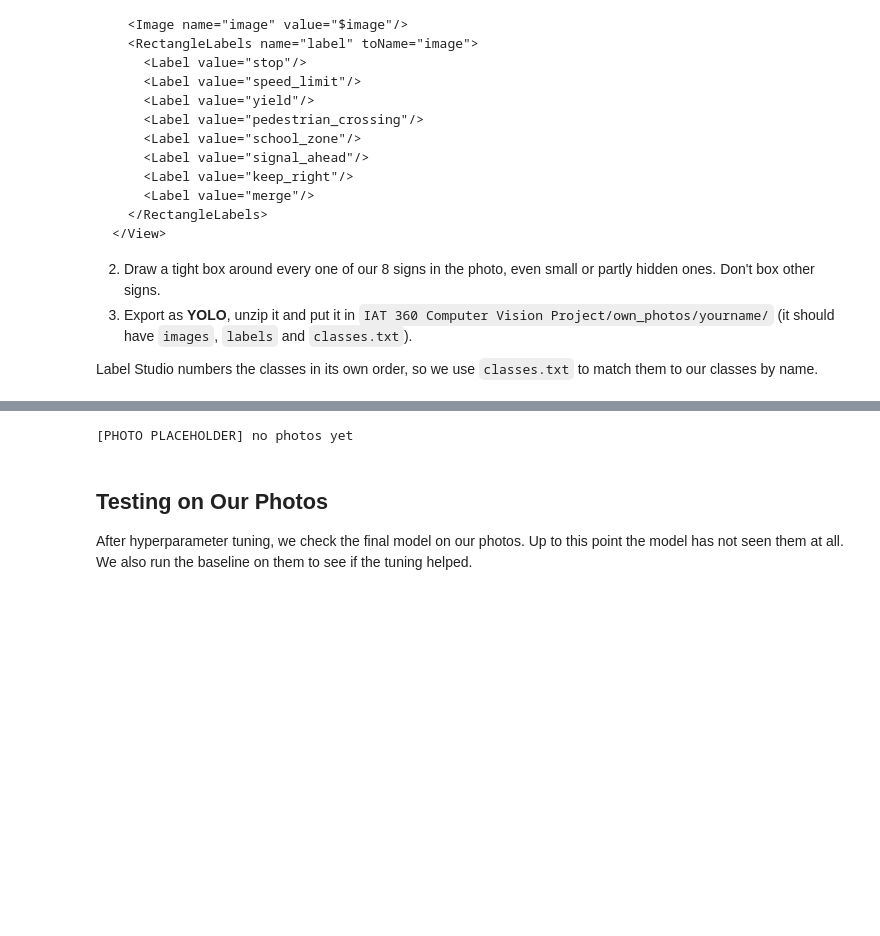
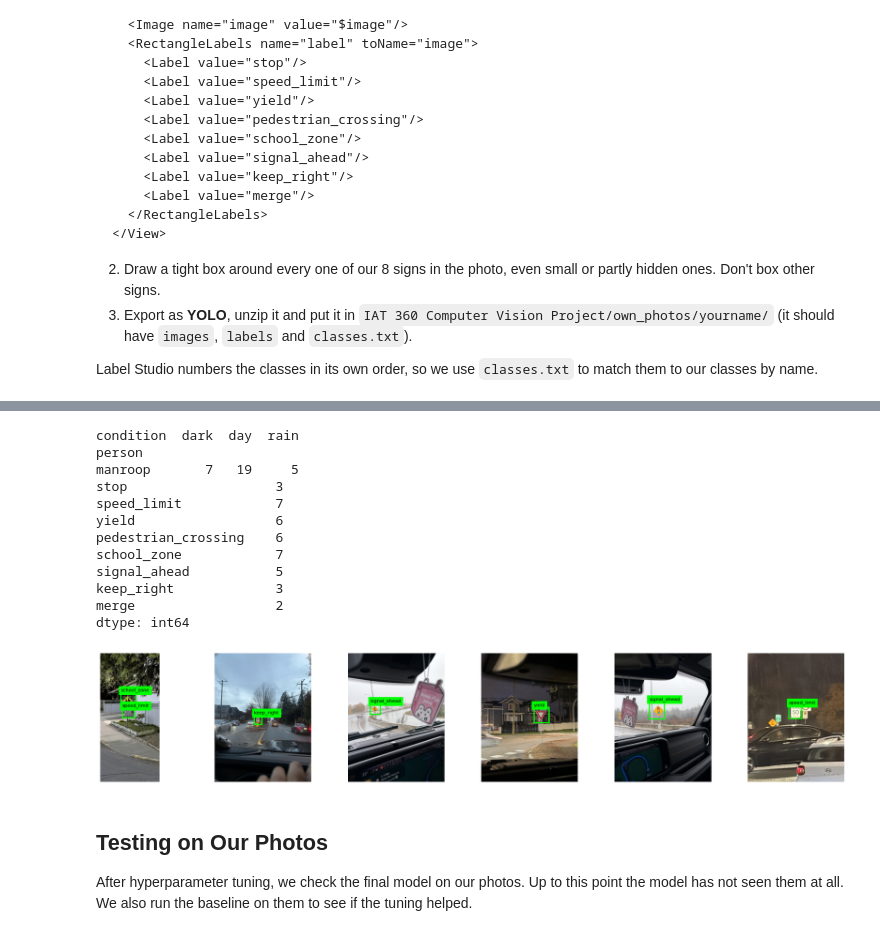
Before and after one commit to sandhuheiress/IAT360-CVProject, a Jupyter notebook: Group17_TrafficSigns_YOLO.ipynb, the cells around one changed output, grey strips where cells are left out. Drawn from its saved outputs; the diff is of its cells as text; code cells hidden in the pictures; blank space fills up the shorter version.

```diff
--- a/Group17_TrafficSigns_YOLO.ipynb
+++ b/Group17_TrafficSigns_YOLO.ipynb
@@ -931,20 +753,61 @@ Our photos: 0
-# %%
-if len(own_photos) == 0:
-    print('[PHOTO PLACEHOLDER] no photos yet')
-else:
-    # how many photos of each condition
-    print(own_photos['condition'].value_counts())
-
-    # boxes per class in our photos
-    test_counts = pd.Series(0, index=our_classes)
-    for label_file in glob.glob(DATA_DIR + '/test/labels/*.txt'):
-        for line in open(label_file).read().splitlines():
-            test_counts[our_classes[int(line.split()[0])]] += 1
-    print(test_counts)
-
-    show_examples('test')
-# %% [output]
-[PHOTO PLACEHOLDER] no photos yet
+# %%
+if 'show_examples' not in globals():
+    import matplotlib.pyplot as plt
+    import matplotlib.patches as patches
+    from PIL import Image
+    def show_examples(split, n=6):
+        image_files = sorted(glob.glob(f'{DATA_DIR}/{split}/images/*'))[:n]
+        if len(image_files) == 0:
+            print('[PHOTO PLACEHOLDER] no images in', split, 'yet')
+            return
+
+        plt.figure(figsize=(4*len(image_files), 4))
+        for i in range(len(image_files)):
+            image = Image.open(image_files[i])
+            width, height = image.size
+            ax = plt.subplot(1, len(image_files), i+1)
+            ax.imshow(image)
+
+            file_name = os.path.splitext(os.path.basename(image_files[i]))[0]
+            for line in open(f'{DATA_DIR}/{split}/labels/{file_name}.txt').read().splitlines():
+                c, x, y, w, h = line.split()
+                w = float(w) * width
+                h = float(h) * height
+                x = float(x) * width - w/2
+                y = float(y) * height - h/2
+                ax.add_patch(patches.Rectangle((x, y), w, h, linewidth=2, edgecolor='lime', facecolor='none'))
+                ax.text(x, y-5, our_classes[int(c)], color='black', backgroundcolor='lime', fontsize=8)
+            ax.axis('off')
+        plt.show()
+
+if len(own_photos) == 0:
+    print('[PHOTO PLACEHOLDER] no photos yet')
+else:
+    # photos per person and condition
+    print(pd.crosstab(own_photos['person'], own_photos['condition']))
+
+    # boxes per class in our photos
+    test_counts = pd.Series(0, index=our_classes)
+    for label_file in glob.glob(DATA_DIR + '/test/labels/*.txt'):
+        for line in open(label_file).read().splitlines():
+            test_counts[our_classes[int(line.split()[0])]] += 1
+    print(test_counts)
+
+    show_examples('test')
+# %% [output]
+condition  dark  day  rain
+person
+manroop       7   19     5
+stop                   3
+speed_limit            7
+yield                  6
+pedestrian_crossing    6
+school_zone            7
+signal_ahead           5
+keep_right             3
+merge                  2
+dtype: int64
+[figure, added]
 # %% [markdown]
 ## Testing on Our Photos
 After hyperparameter tuning, we check the final model on our photos. Up to this point the model has not seen them at all. We also run the baseline on them to see if the tuning helped.
```
Also changed, not shown: parts of 34 cells of this notebook.
